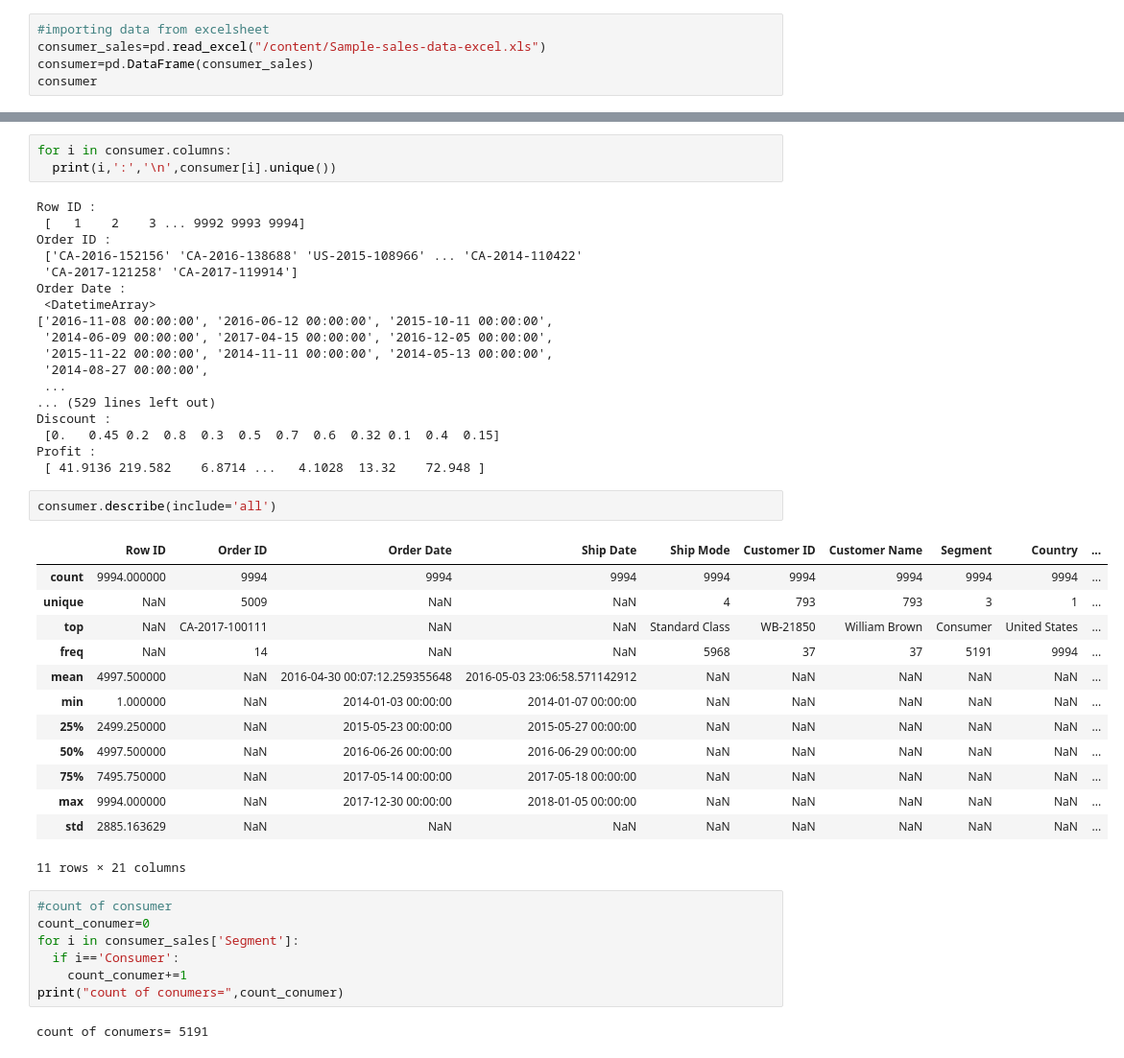
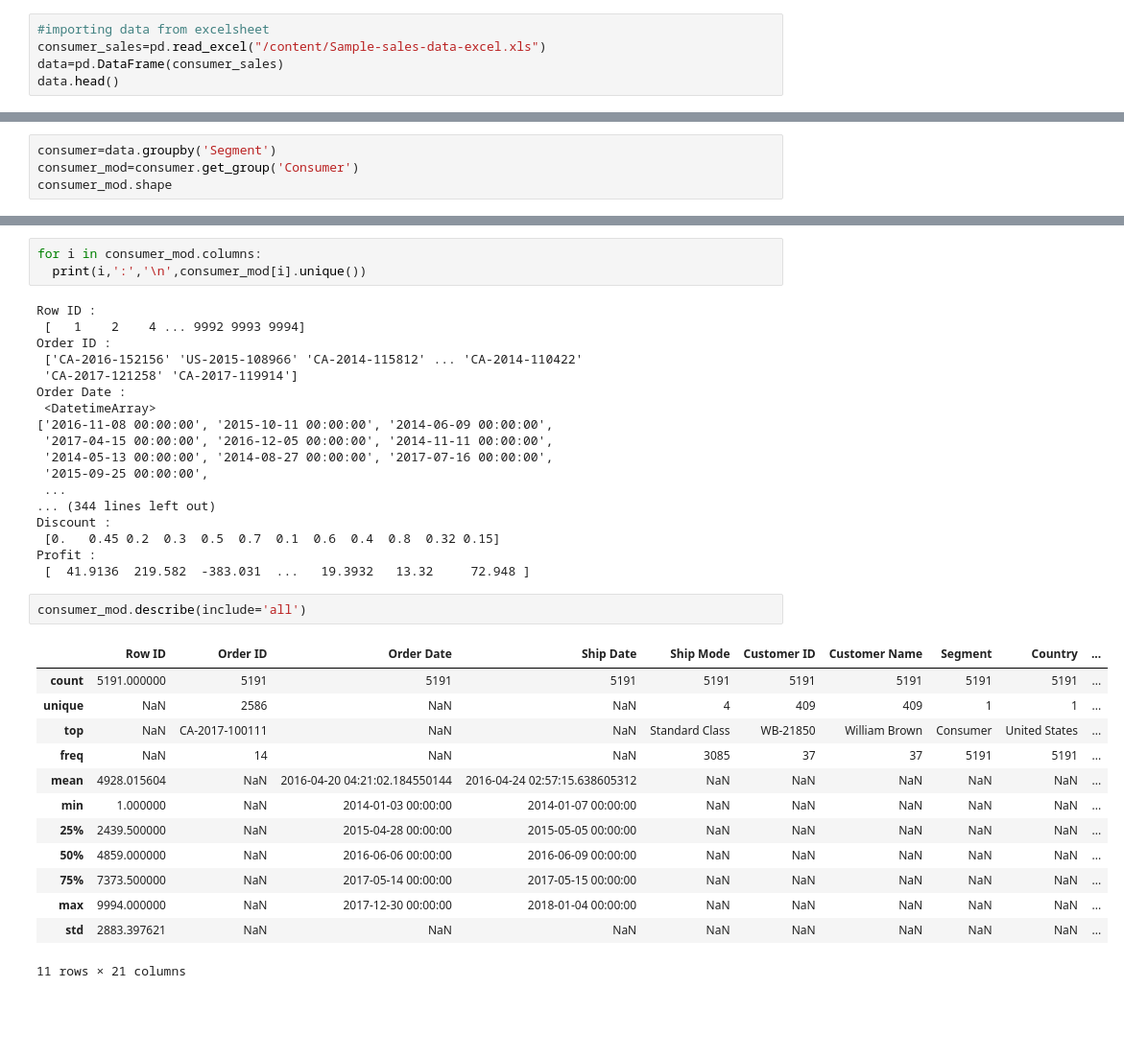
Before and after one commit to ankitg-02/sales_analysis, a Jupyter notebook: consumer.ipynb, the cells around one changed output, grey strips where cells are left out. Shown at 96% size. Drawn from its saved outputs; the diff is of its cells as text; blank space fills up the shorter version.

```diff
--- a/consumer.ipynb
+++ b/consumer.ipynb
@@ -7,8 +8,8 @@ import matplotlib.pyplot as plt
 # %%
 #importing data from excelsheet
 consumer_sales=pd.read_excel("/content/Sample-sales-data-excel.xls")
-consumer=pd.DataFrame(consumer_sales)
-consumer
+data=pd.DataFrame(consumer_sales)
+data.head()
 # %% [output]
 |  | Row ID | Order ID | Order Date | Ship Date | Ship Mode | Customer ID | Customer Name | Segment | Country | ... |
 | 0 | 1 | CA-2016-152156 | 2016-11-08 | 2016-11-11 | Second Class | CG-12520 | Claire Gute | Consumer | United States | ... |
@@ -45,0 +21,4 @@ dtype: int64
+# %%
+consumer=data.groupby('Segment')
+consumer_mod=consumer.get_group('Consumer')
+consumer_mod.shape
@@ -86,46 +68,37 @@ memory usage: 1.6+ MB
 # %%
-for i in consumer.columns:
-  print(i,':','\n',consumer[i].unique())
+for i in consumer_mod.columns:
+  print(i,':','\n',consumer_mod[i].unique())
 # %% [output]
 Row ID :
- [   1    2    3 ... 9992 9993 9994]
+ [   1    2    4 ... 9992 9993 9994]
 Order ID :
- ['CA-2016-152156' 'CA-2016-138688' 'US-2015-108966' ... 'CA-2014-110422'
+ ['CA-2016-152156' 'US-2015-108966' 'CA-2014-115812' ... 'CA-2014-110422'
  'CA-2017-121258' 'CA-2017-119914']
 Order Date :
  <DatetimeArray>
-['2016-11-08 00:00:00', '2016-06-12 00:00:00', '2015-10-11 00:00:00',
- '2014-06-09 00:00:00', '2017-04-15 00:00:00', '2016-12-05 00:00:00',
- '2015-11-22 00:00:00', '2014-11-11 00:00:00', '2014-05-13 00:00:00',
- '2014-08-27 00:00:00',
+['2016-11-08 00:00:00', '2015-10-11 00:00:00', '2014-06-09 00:00:00',
+ '2017-04-15 00:00:00', '2016-12-05 00:00:00', '2014-11-11 00:00:00',
+ '2014-05-13 00:00:00', '2014-08-27 00:00:00', '2017-07-16 00:00:00',
+ '2015-09-25 00:00:00',
  ...
-... (529 lines left out)
+... (344 lines left out)
 Discount :
- [0.   0.45 0.2  0.8  0.3  0.5  0.7  0.6  0.32 0.1  0.4  0.15]
+ [0.   0.45 0.2  0.3  0.5  0.7  0.1  0.6  0.4  0.8  0.32 0.15]
 Profit :
- [ 41.9136 219.582    6.8714 ...   4.1028  13.32    72.948 ]
+ [  41.9136  219.582  -383.031  ...   19.3932   13.32     72.948 ]
 # %%
-consumer.describe(include='all')
+consumer_mod.describe(include='all')
 # %% [output]
 |  | Row ID | Order ID | Order Date | Ship Date | Ship Mode | Customer ID | Customer Name | Segment | Country | ... |
-| count | 9994.000000 | 9994 | 9994 | 9994 | 9994 | 9994 | 9994 | 9994 | 9994 | ... |
-| unique | NaN | 5009 | NaN | NaN | 4 | 793 | 793 | 3 | 1 | ... |
+| count | 5191.000000 | 5191 | 5191 | 5191 | 5191 | 5191 | 5191 | 5191 | 5191 | ... |
+| unique | NaN | 2586 | NaN | NaN | 4 | 409 | 409 | 1 | 1 | ... |
 | top | NaN | CA-2017-100111 | NaN | NaN | Standard Class | WB-21850 | William Brown | Consumer | United States | ... |
-| freq | NaN | 14 | NaN | NaN | 5968 | 37 | 37 | 5191 | 9994 | ... |
-| mean | 4997.500000 | NaN | 2016-04-30 00:07:12.259355648 | 2016-05-03 23:06:58.571142912 | NaN | NaN | NaN | NaN | NaN | ... |
+| freq | NaN | 14 | NaN | NaN | 3085 | 37 | 37 | 5191 | 5191 | ... |
+| mean | 4928.015604 | NaN | 2016-04-20 04:21:02.184550144 | 2016-04-24 02:57:15.638605312 | NaN | NaN | NaN | NaN | NaN | ... |
 | min | 1.000000 | NaN | 2014-01-03 00:00:00 | 2014-01-07 00:00:00 | NaN | NaN | NaN | NaN | NaN | ... |
-| 25% | 2499.250000 | NaN | 2015-05-23 00:00:00 | 2015-05-27 00:00:00 | NaN | NaN | NaN | NaN | NaN | ... |
-| 50% | 4997.500000 | NaN | 2016-06-26 00:00:00 | 2016-06-29 00:00:00 | NaN | NaN | NaN | NaN | NaN | ... |
-| 75% | 7495.750000 | NaN | 2017-05-14 00:00:00 | 2017-05-18 00:00:00 | NaN | NaN | NaN | NaN | NaN | ... |
-| max | 9994.000000 | NaN | 2017-12-30 00:00:00 | 2018-01-05 00:00:00 | NaN | NaN | NaN | NaN | NaN | ... |
-| std | 2885.163629 | NaN | NaN | NaN | NaN | NaN | NaN | NaN | NaN | ... |
+| 25% | 2439.500000 | NaN | 2015-04-28 00:00:00 | 2015-05-05 00:00:00 | NaN | NaN | NaN | NaN | NaN | ... |
+| 50% | 4859.000000 | NaN | 2016-06-06 00:00:00 | 2016-06-09 00:00:00 | NaN | NaN | NaN | NaN | NaN | ... |
+| 75% | 7373.500000 | NaN | 2017-05-14 00:00:00 | 2017-05-15 00:00:00 | NaN | NaN | NaN | NaN | NaN | ... |
+| max | 9994.000000 | NaN | 2017-12-30 00:00:00 | 2018-01-04 00:00:00 | NaN | NaN | NaN | NaN | NaN | ... |
+| std | 2883.397621 | NaN | NaN | NaN | NaN | NaN | NaN | NaN | NaN | ... |
 11 rows × 21 columns
-# %%
-#count of consumer
-count_conumer=0
-for i in consumer_sales['Segment']:
-  if i=='Consumer':
-    count_conumer+=1
-print("count of conumers=",count_conumer)
-# %% [output]
-count of conumers= 5191
```
Also changed, not shown: parts of 22 cells of this notebook.
